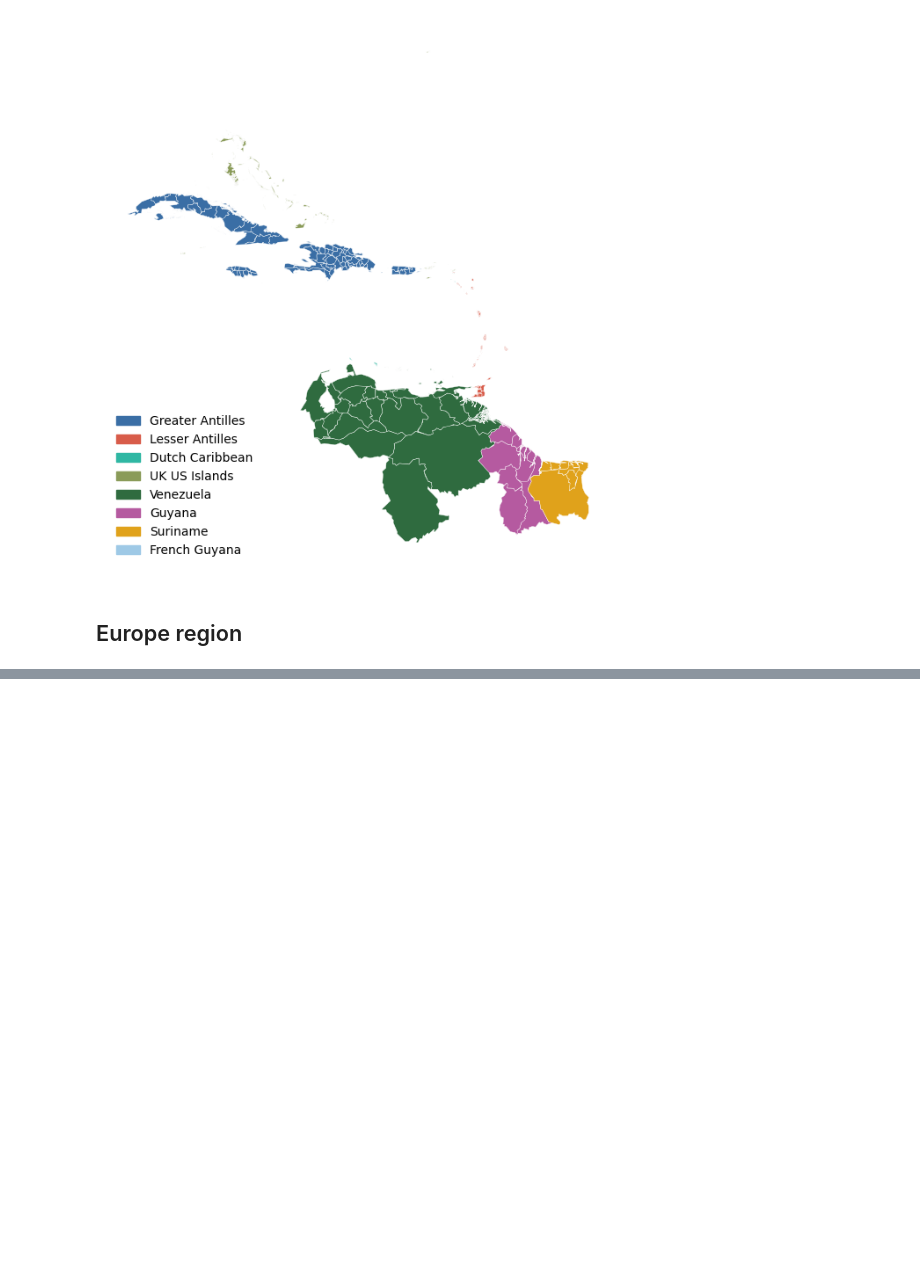
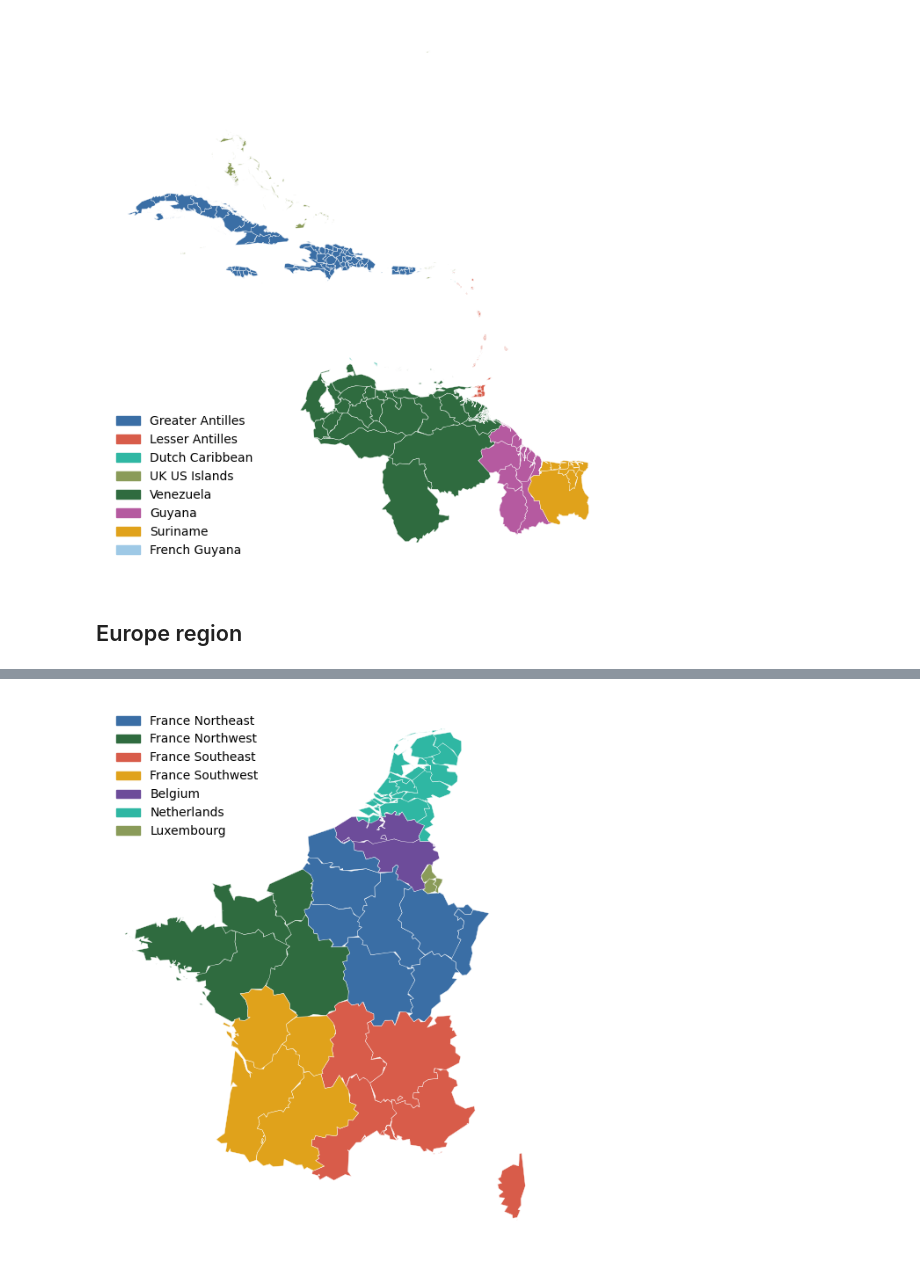
Before and after one commit to H2RES-model/H2RES-World, a Jupyter notebook: Notebooks/L2_SubCountryRegions.ipynb, the cells around one changed output, grey strips where cells are left out. Saved outputs shown, nothing was run; the diff lists cells and outputs as text; code cells hidden in the pictures; blank space fills up the shorter version.

```diff
--- a/Notebooks/L2_SubCountryRegions.ipynb
+++ b/Notebooks/L2_SubCountryRegions.ipynb
@@ -503,0 +752,79 @@ plt.show()
+# %%
+FRANCE_BENELUX = ["France","Belgium","Netherlands","Luxembourg","Monaco"]
+
+# France ADM1  groupped into 4 regions
+FRANCE_BENELUX_REGIONS = {
+    "France Northeast": [
+        "Alsace","Lorraine","Franche-Comte","Champagne-Ardenne",
+        "Bourgogne","Nord-Pas-de-Calais","Picardie","Ile-de-France"
+    ],
+    "France Northwest": [
+        "Basse-Normandie","Haute-Normandie","Bretagne","Pays-de-la-Loire","Centre"
+    ],
+    "France Southeast": [
+        "Rhone-Alpes","Provence-Alpes-Cote-d'Azur","Languedoc-Rousillon",
+        "Auvergne","Corse"
+    ],
+    "France Southwest": [
+        "Aquitaine","Midi-Pyrenees","Limousin","Poitou-Charentes"
+    ],
+    "Belgium": ["Belgium"],
+    "Netherlands": ["Netherlands"],
+    "Luxembourg": ["Luxembourg"]
+}
+
+colors = {
+    "France Northeast": "#3A6EA5",
+    "France Northwest": "#2F6B3F",
+    "France Southeast": "#D85C4A",
+    "France Southwest": "#E0A21B",
+    "Belgium": "#6D4C9A",
+    "Netherlands": "#2FB7A3",
+    "Luxembourg": "#8A9B59"
+}
+
+# --- ASSIGN ---
+fb_gdf = gdf[gdf["NAM_0"].isin(FRANCE_BENELUX)].copy()
+fb_gdf["L2_Region"] = None
+
+for region, units in FRANCE_BENELUX_REGIONS.items():
+    if region.startswith("France"):
+        fb_gdf.loc[fb_gdf["NAM_1"].isin(units), "L2_Region"] = region
+    else:
+        fb_gdf.loc[fb_gdf["NAM_0"].isin(units), "L2_Region"] = region
+
+# Exclude Clipperton (not metropolitan)
+fb_gdf = fb_gdf[fb_gdf["NAM_1"] != "Clipperton Island (Fr.)"].copy()
+
+# Assign Monaco to France Southeast
+fb_gdf.loc[fb_gdf["NAM_0"] == "Monaco", "L2_Region"] = "France Southeast"
+
+# --- SIMPLIFY ---
+fb_plot = fb_gdf.copy()
+fb_plot["geometry"] = fb_plot["geometry"].simplify(0.05, preserve_topology=True)
+
+# --- PLOT ---
+fig, ax = plt.subplots(1, 1, figsize=(10, 8))
+color_series = fb_plot["L2_Region"].map(colors).fillna("#DDDDDD")
+
+fb_plot.plot(
+    ax=ax,
+    color=color_series,
+    linewidth=0.3,
+    edgecolor="white"
+)
+
+legend_handles = [mpatches.Patch(color=colors[k], label=k) for k in colors]
+ax.legend(handles=legend_handles, loc="upper left", frameon=False)
+ax.set_axis_off()
+
+# --- SAVE ---
+base_dir = Path.cwd().parents[0]
+out_dir = base_dir / "Maps" / "Layer2" / "Europe"
+out_dir.mkdir(parents=True, exist_ok=True)
+out_path = out_dir / "L2_Europe_France_Benelux.pdf"
+fig.savefig(out_path, dpi=100, bbox_inches="tight")
+
+plt.show()
+# %% [output]
+[figure, added]
```
Also changed, not shown: parts of 16 cells of this notebook, 9 other files.
